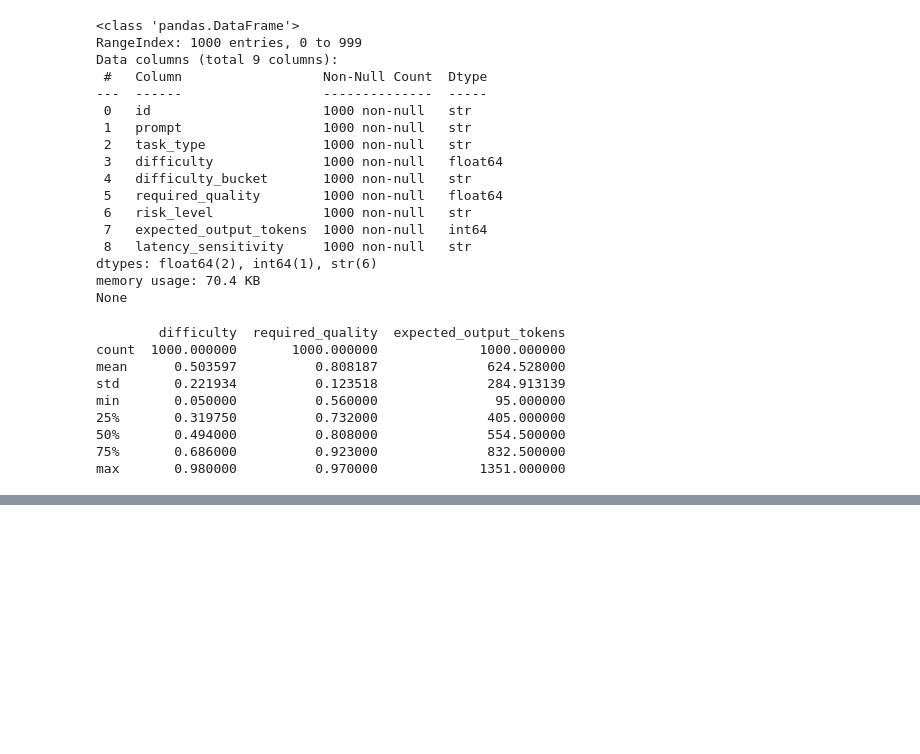
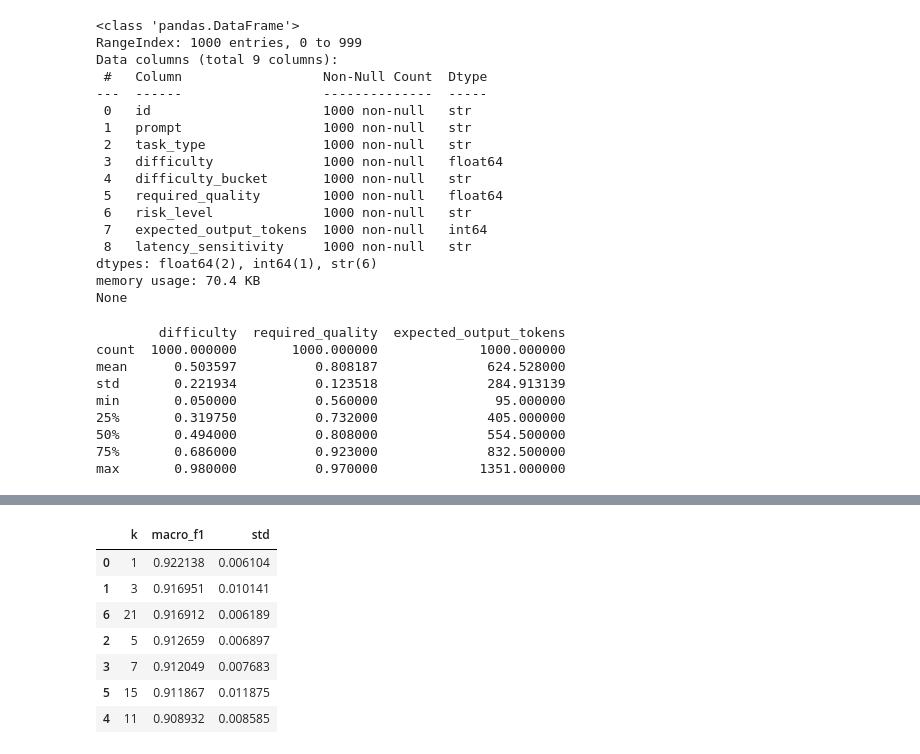
Before and after one commit to allali-hamza/adaptive-llm-router, a Jupyter notebook: notebooks/01_exploration.ipynb, the cells around one changed output, grey strips where cells are left out. Drawn from its saved outputs; the diff is of its cells as text; code cells hidden in the pictures; blank space fills up the shorter version.

```diff
--- a/notebooks/01_exploration.ipynb
+++ b/notebooks/01_exploration.ipynb
@@ -72,0 +140,3 @@ max       0.980000          0.970000             1351.000000
+# %%
+X = embeddings
+y = new_df["task_type"]
@@ -72,0 +151,5 @@ max       0.980000          0.970000             1351.000000
+# %%
+X_train, X_test, y_train, y_test = train_test_split(X, y, test_size=0.2, random_state=42, stratify=y)
+# %%
+model = LogisticRegression(max_iter=10000)
+model.fit(X_train, y_train)
@@ -72,0 +456,10 @@ max       0.980000          0.970000             1351.000000
+# %%
+from sklearn.neighbors import KNeighborsClassifier
+
+knn = KNeighborsClassifier(
+    n_neighbors=5,
+    metric="cosine",
+    weights="distance"
+)
+
+knn.fit(X_train_combined, y_train_combined)
@@ -72,0 +505,51 @@ max       0.980000          0.970000             1351.000000
+# %%
+import pandas as pd
+
+from sklearn.model_selection import StratifiedKFold, cross_validate
+from sklearn.neighbors import KNeighborsClassifier
+
+k_values = [1, 3, 5, 7, 11, 15, 21]
+
+cv = StratifiedKFold(
+    n_splits=5,
+    shuffle=True,
+    random_state=42
+)
+
+results = []
+
+for k in k_values:
+
+    model = KNeighborsClassifier(
+        n_neighbors=k,
+        metric="cosine",
+        weights="distance"
+    )
+
+    scores = cross_validate(
+        model,
+        X_train_combined,
+        y_train_combined,
+        cv=cv,
+        scoring="f1_macro",
+        n_jobs=-1
+    )
+
+    results.append({
+        "k": k,
+        "macro_f1": scores["test_score"].mean(),
+        "std": scores["test_score"].std()
+    })
+
+results_df = pd.DataFrame(results)
+
+display(results_df.sort_values("macro_f1", ascending=False))
+# %% [output]
+|  | k | macro_f1 | std |
+| 0 | 1 | 0.922138 | 0.006104 |
+| 1 | 3 | 0.916951 | 0.010141 |
+| 6 | 21 | 0.916912 | 0.006189 |
+| 2 | 5 | 0.912659 | 0.006897 |
+| 3 | 7 | 0.912049 | 0.007683 |
+| 5 | 15 | 0.911867 | 0.011875 |
+| 4 | 11 | 0.908932 | 0.008585 |
```
Also changed, not shown: parts of 33 cells of this notebook.
